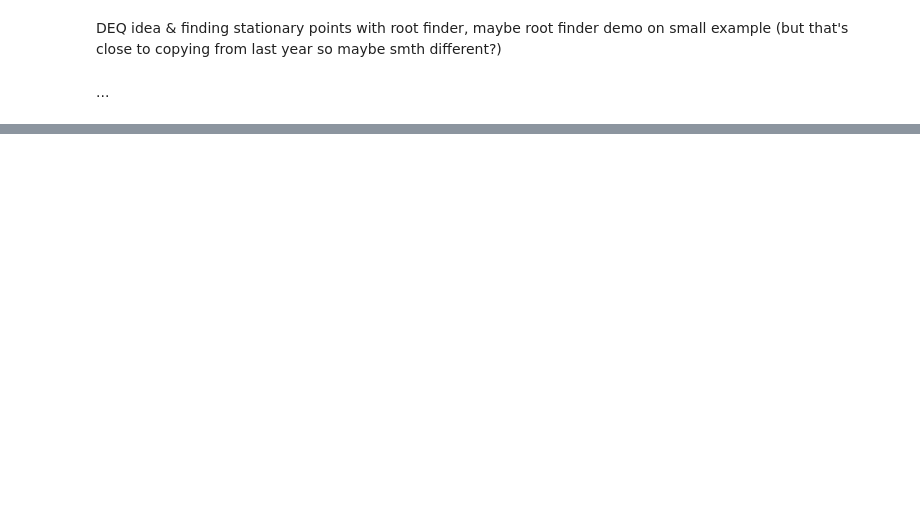
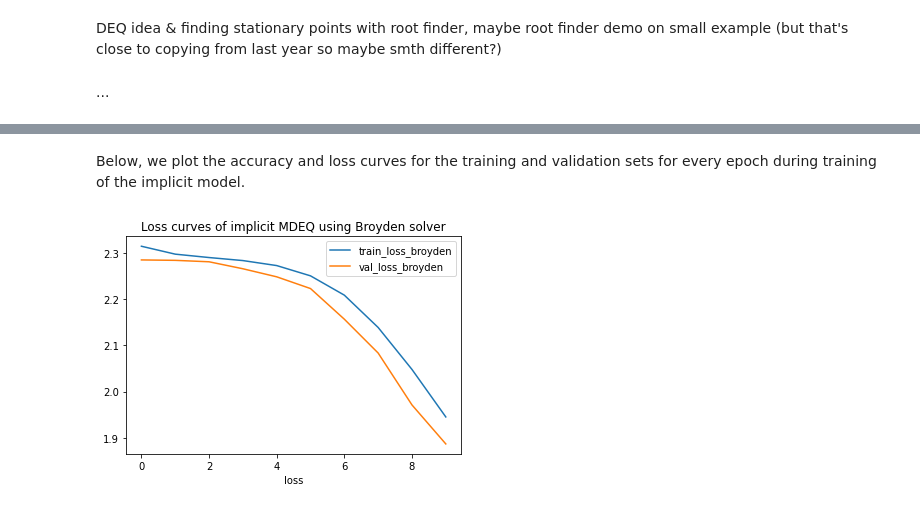
Before and after one commit to adamoyoung/deq-colab, a Jupyter notebook: deq-colab.ipynb, the cells around one changed output, grey strips where cells are left out. Cells and saved outputs as stored; diff of their text form; code cells hidden in the pictures; blank space fills up the shorter version.

```diff
--- a/deq-colab.ipynb
+++ b/deq-colab.ipynb
@@ -485,7 +452,7 @@ class CLSBlock(nn.Module):
     input_dim: int
     output_dim: int
     downsample: bool
-    expansion: int=4
+    expansion: int=2
 
     def setup(self):
 
@@ -522,9 +489,9 @@ class CLSBlock(nn.Module):
 # %%
 class Classifier(nn.Module):
     channels: List[int] = field(default_factory=lambda:[24, 24])
-    output_channels: List[int] = field(default_factory=lambda:[8, 16])
-    expansion: int = 4
-    final_chansize: int = 200
+    output_channels: List[int] = field(default_factory=lambda:[4, 8])
+    expansion: int = 2
+    final_chansize: int = 100
     num_classes: int = 10
 
     def make_cls_block(self, in_chan, out_chan):
@@ -794,7 +760,6 @@ def predict(images,labels,encoder,decoder,deqff,all_weights,solver,mode):
 def transform(image, label, num_classes=10):
     image = jnp.float32(image) / 255.
     image = np.expand_dims(image, -1)
-    # image = np.tile(image, (1,1,1,24))
     label = jnp.array(label)
     return image, label
 
@@ -802,8 +767,8 @@ def load_data():
     test_ds = torchvision.datasets.MNIST(root="data", train=False,download=True)
     train_ds = torchvision.datasets.MNIST(root="data", train=True,download=True)
 
-    train_images, train_labels = transform(train_ds.data[:5000], train_ds.targets[:5000])
-    test_images, test_labels = transform(test_ds.data[:500], test_ds.targets[:500])
+    train_images, train_labels = transform(train_ds.data[:2500], train_ds.targets[:2500])
+    test_images, test_labels = transform(test_ds.data[:250], test_ds.targets[:250])
 
     print(f"NUM TRAINING IMAGES:::{train_images.shape[0]}")
     print(f"NUM TEST IMAGES:::{test_images.shape[0]}")
@@ -828,13 +793,13 @@ def train(mode="implicit",solver="broyden"):
     else:
         raise ValueError
 
-    num_groups = 8
-    channels = [24, 24]
+    num_groups = 2
+    channels = [6, 6] # [24,24]
     num_branches = 2
 
     # instantiation
     encoder = Encoder(channels=channels)
-    decoder = Classifier() # not sure about what to pass
+    decoder = Classifier(channels=channels,) # not sure about what to pass
     mdeqff = MDEQFF(num_branches=num_branches, channels=channels, num_groups=num_groups)
 
     # weight initialization
@@ -977,0 +959,21 @@ KeyboardInterrupt: ignored
+# %% [markdown]
+Below, we plot the accuracy and loss curves for the training and validation sets for every epoch during training of the implicit model.
+# %%
+# importing package
+import matplotlib.pyplot as plt
+
+# create data
+train_loss_broyden = broyden_results['train_loss_vals']
+val_loss_broyden = broyden_results['val_loss_vals']
+epochs = np.arange(len(val_loss_broyden))
+
+# plot lines
+plt.plot(epochs, train_loss_broyden, label = "train_loss_broyden")
+plt.plot(epochs, val_loss_broyden, label = "val_loss_broyden")
+plt.xlabel("epoch")
+plt.xlabel("loss")
+plt.title("Loss curves of implicit MDEQ using Broyden solver")
+plt.legend()
+plt.show()
+# %% [output]
+[figure, added]
```
Also changed, not shown: parts of 8 cells of this notebook.
